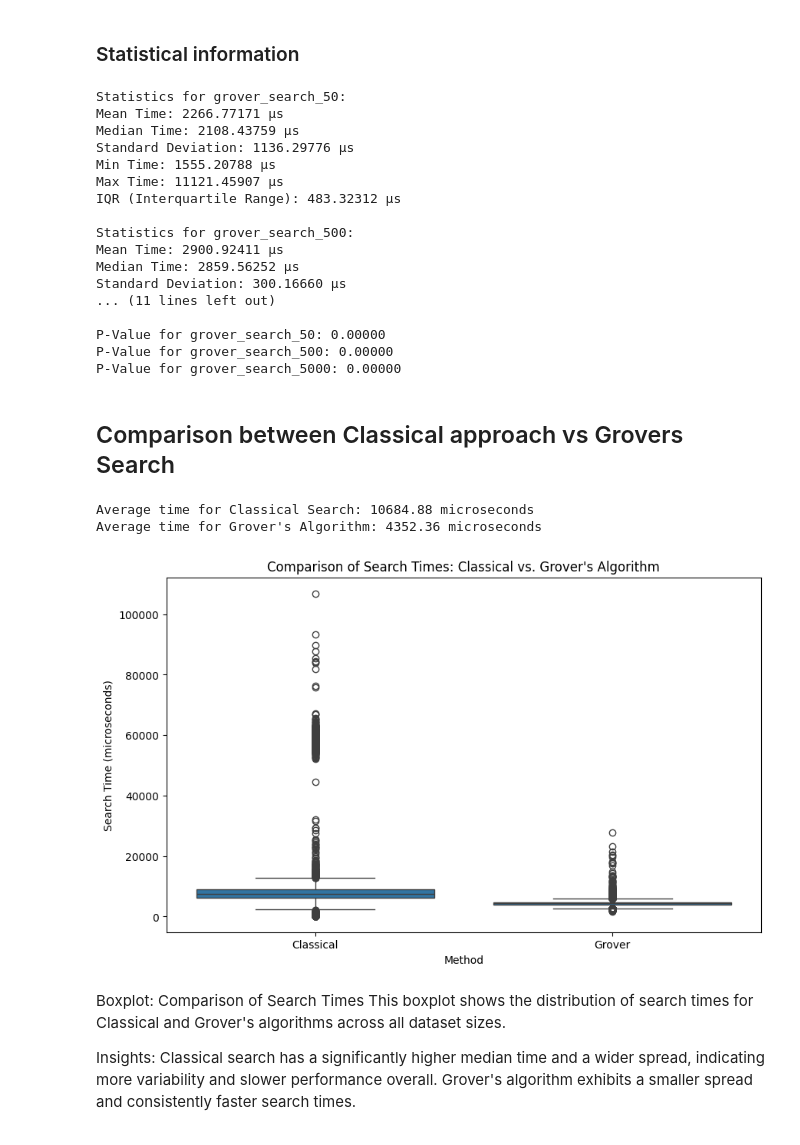
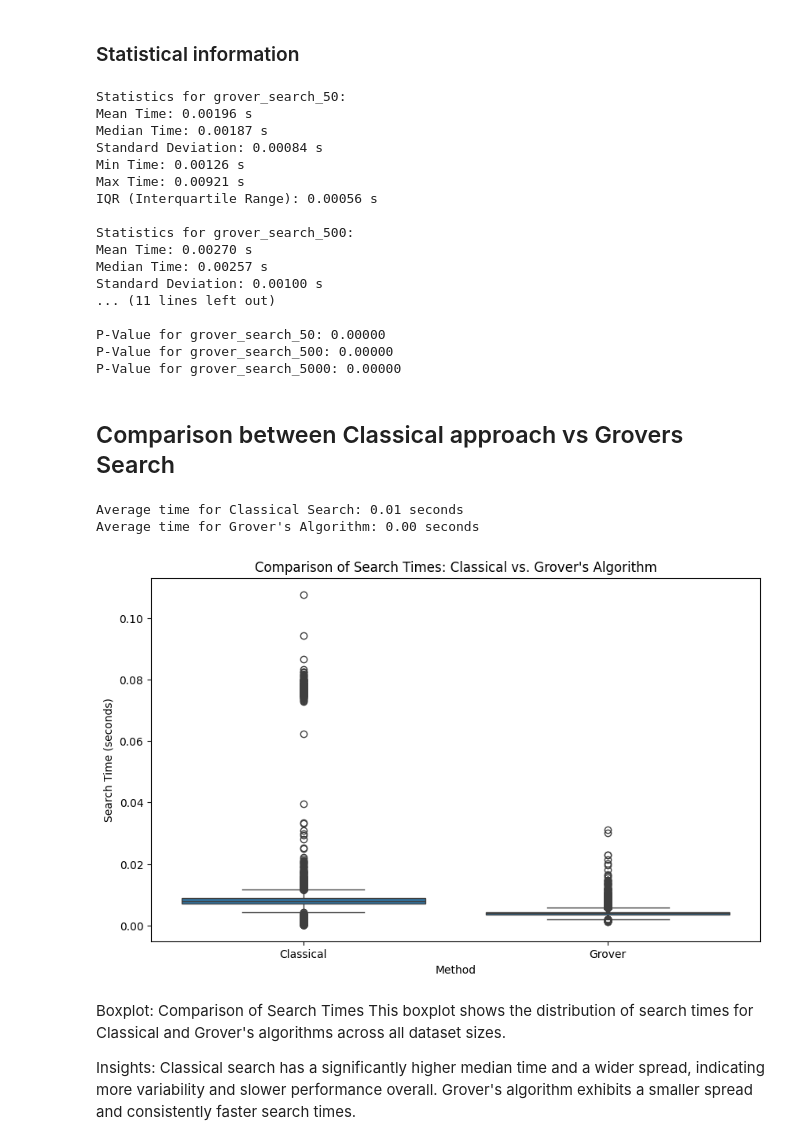
Before and after one commit to rallenalle68/classical_vs_grovers_algorithm, a Jupyter notebook: Grover.ipynb, the cells around one changed output. Cells and saved outputs as stored; diff of their text form; code cells hidden in the pictures.

```diff
--- a/Grover.ipynb
+++ b/Grover.ipynb
@@ -472,28 +732,28 @@ plt.show()
 # %%
 # Assuming df_grover_50, df_grover_500, and df_grover_5000 are already available from previous code
 
-# Function to calculate and print stats (now in microseconds)
+# Function to calculate and print stats (now in seconds)
 def print_stats(collection_name, df):
     print(f"\nStatistics for {collection_name}:")
-    mean = df['Time Taken (microseconds)'].mean()  # In microseconds
-    median = df['Time Taken (microseconds)'].median()
-    std_dev = df['Time Taken (microseconds)'].std()
-    min_val = df['Time Taken (microseconds)'].min()
-    max_val = df['Time Taken (microseconds)'].max()
-    iqr = df['Time Taken (microseconds)'].quantile(0.75) - df['Time Taken (microseconds)'].quantile(0.25)
+    mean = df['Time Taken (seconds)'].mean()  # In seconds
+    median = df['Time Taken (seconds)'].median()
+    std_dev = df['Time Taken (seconds)'].std()
+    min_val = df['Time Taken (seconds)'].min()
+    max_val = df['Time Taken (seconds)'].max()
+    iqr = df['Time Taken (seconds)'].quantile(0.75) - df['Time Taken (seconds)'].quantile(0.25)
 
-    print(f"Mean Time: {mean:.5f} µs")
-    print(f"Median Time: {median:.5f} µs")
-    print(f"Standard Deviation: {std_dev:.5f} µs")
-    print(f"Min Time: {min_val:.5f} µs")
-    print(f"Max Time: {max_val:.5f} µs")
-    print(f"IQR (Interquartile Range): {iqr:.5f} µs")
+    print(f"Mean Time: {mean:.5f} s")
+    print(f"Median Time: {median:.5f} s")
+    print(f"Standard Deviation: {std_dev:.5f} s")
+    print(f"Min Time: {min_val:.5f} s")
+    print(f"Max Time: {max_val:.5f} s")
+    print(f"IQR (Interquartile Range): {iqr:.5f} s")
 
 
-# Mann-Whitney U test function to compare found vs not found (using microseconds)
+# Mann-Whitney U test function to compare found vs not found (using seconds)
 def mann_whitney_test(collection_df):
-    found_times = collection_df[collection_df['Found'] == True]['Time Taken (microseconds)']
-    not_found_times = collection_df[collection_df['Found'] == False]['Time Taken (microseconds)']
+    found_times = collection_df[collection_df['Found'] == True]['Time Taken (seconds)']
+    not_found_times = collection_df[collection_df['Found'] == False]['Time Taken (seconds)']
     stat, p_value = mannwhitneyu(found_times, not_found_times, alternative='two-sided')
     return p_value
 
@@ -513,17 +773,17 @@ print(f"P-Value for grover_search_500: {p_value_500:.5f}")
 print(f"P-Value for grover_search_5000: {p_value_5000:.5f}")
 # %% [output]
 Statistics for grover_search_50:
-Mean Time: 2266.77171 µs
-Median Time: 2108.43759 µs
-Standard Deviation: 1136.29776 µs
-Min Time: 1555.20788 µs
-Max Time: 11121.45907 µs
-IQR (Interquartile Range): 483.32312 µs
+Mean Time: 0.00196 s
+Median Time: 0.00187 s
+Standard Deviation: 0.00084 s
+Min Time: 0.00126 s
+Max Time: 0.00921 s
+IQR (Interquartile Range): 0.00056 s
 
 Statistics for grover_search_500:
-Mean Time: 2900.92411 µs
-Median Time: 2859.56252 µs
-Standard Deviation: 300.16660 µs
+Mean Time: 0.00270 s
+Median Time: 0.00257 s
+Standard Deviation: 0.00100 s
 ... (11 lines left out)
 
 P-Value for grover_search_50: 0.00000
@@ -542,41 +802,41 @@ def get_search_times(collection_name):
 
 # Retrieve search times from the collections
 classical_times_50 = get_search_times('classical_search_50')
 classical_times_500 = get_search_times('classical_search_500')
 classical_times_5000 = get_search_times('classical_search_5000')
 
 grover_times_50 = get_search_times('grover_search_50')
 grover_times_500 = get_search_times('grover_search_500')
 grover_times_5000 = get_search_times('grover_search_5000')
 
 # Combine the search times into one list
 classical_times = classical_times_50 + classical_times_500 + classical_times_5000
 grover_times = grover_times_50 + grover_times_500 + grover_times_5000
 
 # Create a DataFrame for both classical and Grover search methods
 df_comparison = pd.DataFrame({
-    'Search Time (microseconds)': classical_times + grover_times,
+    'Search Time (seconds)': classical_times + grover_times,
     'Method': ['Classical'] * len(classical_times) + ['Grover'] * len(grover_times)
 })
 
 # Calculate the average time for each method
 average_classical_time = sum(classical_times) / len(classical_times)
 average_grover_time = sum(grover_times) / len(grover_times)
 
 # Print the average times for comparison
-print(f"Average time for Classical Search: {average_classical_time:.2f} microseconds")
-print(f"Average time for Grover's Algorithm: {average_grover_time:.2f} microseconds")
+print(f"Average time for Classical Search: {average_classical_time:.2f} seconds")
+print(f"Average time for Grover's Algorithm: {average_grover_time:.2f} seconds")
 
 # Plot comparison with boxplot
 plt.figure(figsize=(10, 6))
-sns.boxplot(x='Method', y='Search Time (microseconds)', data=df_comparison)
+sns.boxplot(x='Method', y='Search Time (seconds)', data=df_comparison)
 plt.title('Comparison of Search Times: Classical vs. Grover\'s Algorithm')
-plt.ylabel('Search Time (microseconds)')
+plt.ylabel('Search Time (seconds)')
 plt.show()
 # %% [output]
-Average time for Classical Search: 10684.88 microseconds
-Average time for Grover's Algorithm: 4352.36 microseconds
+Average time for Classical Search: 0.01 seconds
+Average time for Grover's Algorithm: 0.00 seconds
-[figure, old version]
+[figure, new version]
 # %% [markdown]
 Boxplot: Comparison of Search Times
 This boxplot shows the distribution of search times for Classical and Grover's algorithms across all dataset sizes.
```
Also changed, not shown: parts of 26 cells of this notebook, 2 other files.
